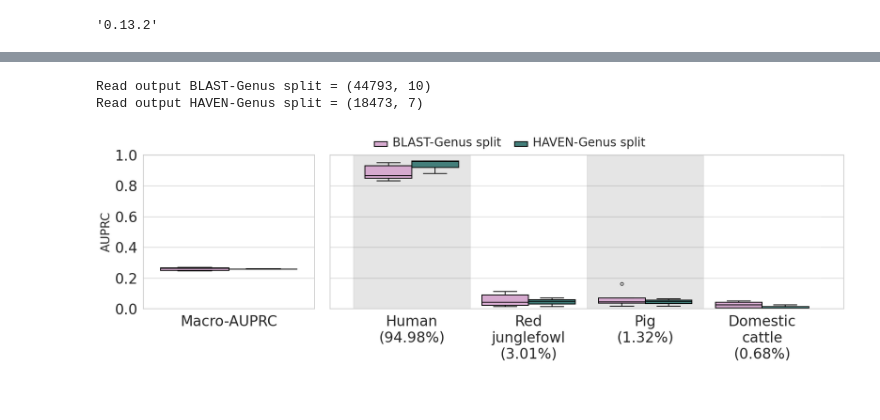
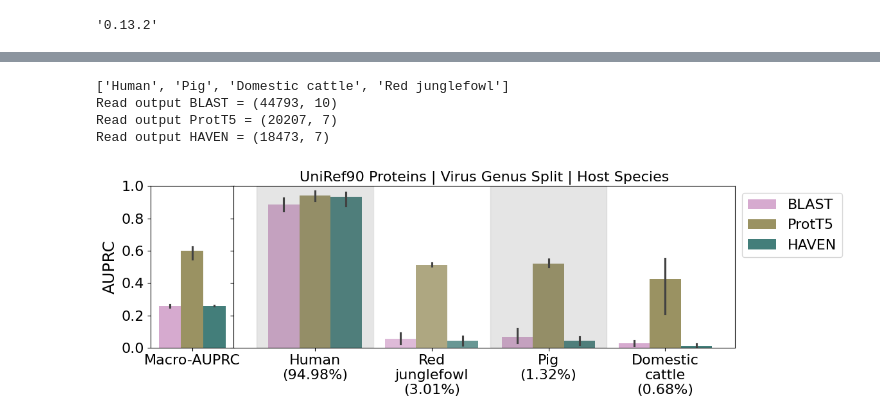
Before and after one commit to NSF-COMPASS-Center/HAVEN, a Jupyter notebook: src/jupyter_notebooks/results-analysis/uniref90/uniref90_embl_all_models_auprc_analysis-virus-genus-split.ipynb, the cells around one changed output, grey strips where cells are left out. Cells and saved outputs as stored; diff of their text form; code cells hidden in the pictures; blank space fills up the shorter version.

```diff
--- a/src/jupyter_notebooks/results-analysis/uniref90/uniref90_embl_all_models_auprc_analysis-virus-genus-split.ipynb
+++ b/src/jupyter_notebooks/results-analysis/uniref90/uniref90_embl_all_models_auprc_analysis-virus-genus-split.ipynb
@@ -126,11 +120,11 @@ def macro_and_classwise_auprc_analysis(output_filepaths, classes, figure_output_
     itr_col = "itr"
     experiment_col = "experiment"
     y_true_col = "y_true"
+    print(classes)
     for model, output_filepath in output_filepaths.items():
         df = pd.read_csv(output_filepath, index_col=0)
         print(f"Read output {model} = {df.shape}")
         df.fillna(0, inplace=True)
-        cols = df.columns
         itrs = df[itr_col].unique()
 
         for itr in itrs:
@@ -152,49 +146,60 @@ def macro_and_classwise_auprc_analysis(output_filepaths, classes, figure_output_
     auprc_results_df = pd.concat(auprc_results, ignore_index=True)
     auprc_results_df.replace({"class": metadata_formatted}, inplace=True)
     models = list(auprc_results_df["model"].unique())
-    plt.rcParams['xtick.labelsize'] = 24
-    plt.rcParams['ytick.labelsize'] = 24
-    plt.rcParams.update({'font.size': 24})
-    fig, axs = plt.subplots(1, 2, figsize=(18, 6), sharex=False, sharey=True, gridspec_kw={"width_ratios": [1, 3]})
+    plt.rcParams['xtick.labelsize'] = 16
+    plt.rcParams['ytick.labelsize'] = 16
+    plt.rcParams.update({'font.size': 16})
+    fig, axs = plt.subplots(1, 2, figsize=(12, 4), sharex=False, sharey=True, gridspec_kw={"width_ratios": [1, 6]})
     color_palette = sns.cubehelix_palette(start=3, rot=4.5, hue=1, gamma=0.9, dark=0.7, light=0.4, reverse=True, n_colors=auprc_results_df["model"].nunique())
 
-    sns.boxplot(data=auprc_results_df[auprc_results_df["class"] == "Macro-AUPRC"], x="class", y="auprc", hue="model", fill=True,
+    # sns.boxplot(data=auprc_results_df[auprc_results_df["class"] == "Macro-AUPRC"], x="class", y="auprc", hue="model", fill=True,
+    #             palette=color_palette, ax=axs[0],
+    #             linewidth=1.5, fliersize=5, linecolor="black", legend=False)
+
+    sns.barplot(data=auprc_results_df[auprc_results_df["class"] == "Macro-AUPRC"], x="class", y="auprc", hue="model", fill=True,
                 palette=color_palette, ax=axs[0],
-                linewidth=1.5, fliersize=5, linecolor="black", legend=False)
+                linewidth=1.5, legend=False)
 
-    sns.boxplot(data=auprc_results_df[auprc_results_df["class"].isin(metadata_formatted.values())], x="class", y="auprc", hue="model", linewidth=1.5, fliersize=5, linecolor="black", order=metadata_sorted, palette=color_palette, ax=axs[1])
+    #sns.boxplot(data=auprc_results_df[auprc_results_df["class"].isin(metadata_formatted.values())], x="class", y="auprc", hue="model", linewidth=1.5, fliersize=5, linecolor="black", order=metadata_sorted, palette=color_palette, ax=axs[1])
+    sns.barplot(data=auprc_results_df[auprc_results_df["class"].isin(metadata_formatted.values())], x="class", y="auprc", hue="model", linewidth=1.5, order=metadata_sorted, palette=color_palette, ax=axs[1])
     #sns.violinplot(data=auprc_results_df[auprc_results_df["class"].isin(metadata_formatted.values())], x="class", y="auprc", hue="model", orient="v", order=metadata_sorted, palette=color_palette, ax=axs[1], legend="auto")
     # plt.draw()
     axs[0].set_ylim(0.0, 1)
     axs[1].set_ylim(0.0, 1)
-    axs[0].set_ylabel("AUPRC", size=20)
+    axs[0].set_ylabel("AUPRC", size=18)
     axs[0].set_xlabel("", size=0, labelpad=0)
     axs[1].set_xlabel("", size=0, labelpad=0)
-    sns.move_legend(axs[1], "lower center", bbox_to_anchor=(.35, 1), ncol=5, title=None, frameon=False)
-    plt.setp(axs[1].get_legend().get_texts(), fontsize=20)
+    axs[1].set_title("UniRef90 Proteins | Virus Genus Split | Host Species", size=16)
+    #sns.move_legend(axs[1], "lower center", bbox_to_anchor=(.5, 1), ncol=1, title=None, frameon=False)
+    sns.move_legend(axs[1], "upper left", title=None, bbox_to_anchor=(1, 1))
+    plt.setp(axs[1].get_legend().get_texts(), fontsize=16)
     #visualization_utils.wrap_ticklabels(axs[0], axis="x")
     visualization_utils.wrap_ticklabels(axs[1], axis="x")
 
     bg_colors = [ "gray", "white",]
 
-    for i in range(len(classes)):
+    for i in range(len(classes)-1):
         axs[1].axvspan(i - .5, i + .5, color=bg_colors[i%2], alpha=0.2)
 
     plt.subplots_adjust(wspace=0.01)
     plt.tight_layout()
-    #plt.savefig(figure_output_filepath, dpi=600)
-    #plt.subplots_adjust(wspace=-1.5)
+    plt.savefig(figure_output_filepath, dpi=1024)
+    plt.subplots_adjust(wspace=-.001)
     plt.show()
     return auprc_results_df
 # %%
 output_filepaths = {
-    "BLAST-Genus split": os.path.join(os.getcwd(), "..","..", "..", "..", "output/raw/uniref90_embl_virus_genus_host_species_vertebrates_non_idv_t0.01_c4_seq_len_in_99percentile/20260326/host_multi/virus_genus_split/homology/virus_host_tax_id_multi_blast_blast_output.csv"),
-    "HAVEN-Genus split": os.path.join(os.getcwd(), "..","..", "..", "..", "output/raw/uniref90_embl_vertebrates_non_idv_t0.01_c5_seq_len_in_99.9percentile/20260526a/host_multi/virus_genus_split/haven/mlm_tfenc_l6_h8_lr1e-4_uniref90viridae_vs30_hybrid_attention_msl256s64ae_bn_cls_fnn_2l_d1024_lr1e-4wd1e-4_output.csv")
+    "BLAST": os.path.join(os.getcwd(), "..","..", "..", "..", "output/raw/uniref90_embl_virus_genus_host_species_vertebrates_non_idv_t0.01_c4_seq_len_in_99percentile/20260326/host_multi/virus_genus_split/homology/virus_host_tax_id_multi_blast_blast_output.csv"),
+    "ProtT5": os.path.join(os.getcwd(), "..","..", "..", "..", "output/raw/uniref90_embl_vertebrates_non_idv_t0.01_c5_seq_len_in_99.9percentile/20260611/host_multi/virus_genus_split/external/uniref90_prott5_prot_t5_base_mt_uniref50_msl2048_fnn_2l_d768_lr3e-4_output.csv"),
+    "HAVEN": os.path.join(os.getcwd(), "..","..", "..", "..", "output/raw/uniref90_embl_vertebrates_non_idv_t0.01_c5_seq_len_in_99.9percentile/20260526a/host_multi/virus_genus_split/haven/mlm_tfenc_l6_h8_lr1e-4_uniref90viridae_vs30_hybrid_attention_msl256s64ae_bn_cls_fnn_2l_d1024_lr1e-4wd1e-4_output.csv"),
+
 }
 
 classes = ["Human", "Pig", "Domestic cattle", "Red junglefowl"]
-auprc_results_df = macro_and_classwise_auprc_analysis(output_filepaths, classes, figure_output_filepath=None)
+auprc_results_df = macro_and_classwise_auprc_analysis(output_filepaths, classes, figure_output_filepath=os.path.join(os.getcwd(), "..","..", "..", "..", "output/visualization/20260901/host_multi_all_models_uniref90_genus_protein_auprc.pdf"))
 # %% [output]
-Read output BLAST-Genus split = (44793, 10)
-Read output HAVEN-Genus split = (18473, 7)
+['Human', 'Pig', 'Domestic cattle', 'Red junglefowl']
+Read output BLAST = (44793, 10)
+Read output ProtT5 = (20207, 7)
+Read output HAVEN = (18473, 7)
-[figure, old version]
+[figure, new version]
```
Also changed, not shown: parts of 5 cells of this notebook, 4 other files.
